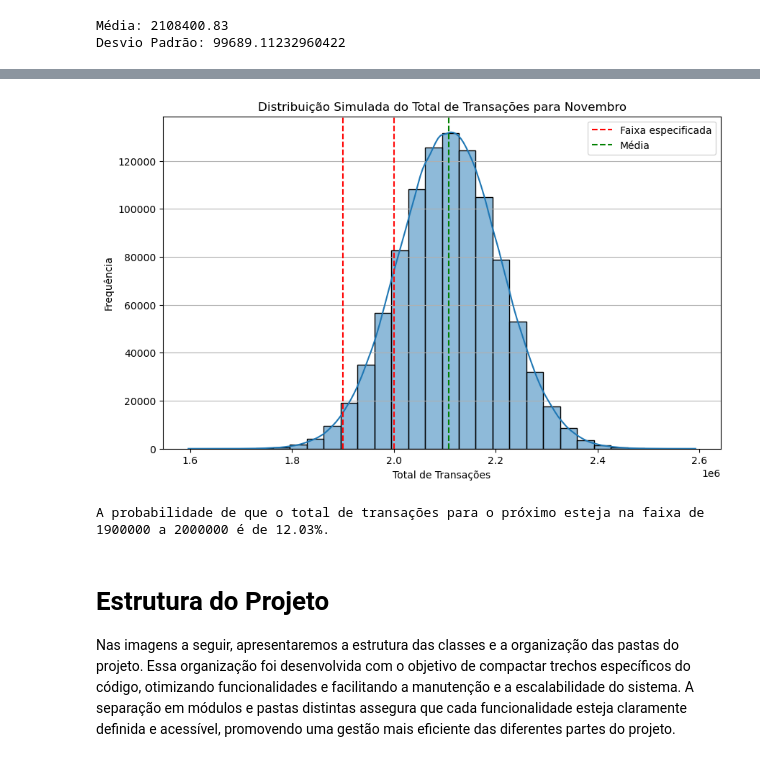
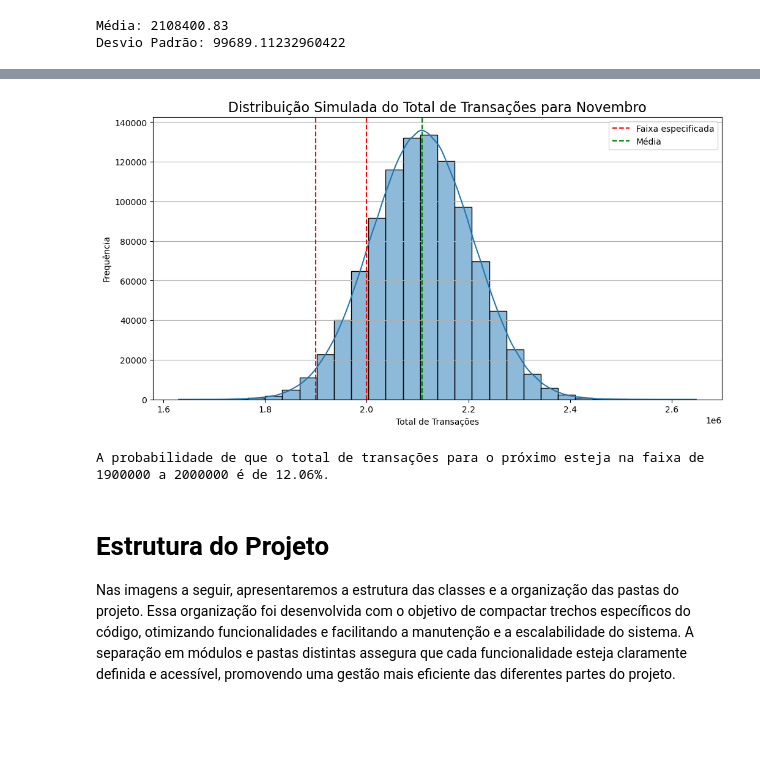
Before and after one commit to CesarMancioSilva/poo_monte_carlo, a Jupyter notebook: analysis_notebook.ipynb, the cells around one changed output, grey strips where cells are left out. Drawn from its saved outputs; the diff is of its cells as text; code cells hidden in the pictures; blank space fills up the shorter version.

```diff
--- a/analysis_notebook.ipynb
+++ b/analysis_notebook.ipynb
@@ -674,22 +662,22 @@ probabilidade_faixa
 # %%
 # Visualizar os resultados em um gráfico de histograma
-plt.figure(figsize=(10, 6))
+plt.figure(figsize=(12, 6))
 sns.histplot(somas_simuladas, bins=30, kde=True)
 plt.axvline(faixa_especifica[0], color='red', linestyle='--', label='Faixa especificada')
 plt.axvline(faixa_especifica[1], color='red', linestyle='--')
 plt.axvline(media_menses, color='green', linestyle='--', label='Média')
-plt.title('Distribuição Simulada do Total de Transações para Novembro')
+plt.title('Distribuição Simulada do Total de Transações para Novembro',fontsize=16)
 plt.xlabel('Total de Transações')
 plt.ylabel('Frequência')
 plt.legend()
 plt.grid(axis='y')
 plt.show()
 
 # Imprimir o resultado da probabilidade
 print(f"A probabilidade de que o total de transações para o próximo esteja na faixa de {faixa_especifica[0]} a {faixa_especifica[1]} é de {probabilidade_faixa:.2%}.")
 # %% [output]
-[figure, old version]
+[figure, new version]
-A probabilidade de que o total de transações para o próximo esteja na faixa de 1900000 a 2000000 é de 12.03%.
+A probabilidade de que o total de transações para o próximo esteja na faixa de 1900000 a 2000000 é de 12.06%.
 # %% [markdown]
 # Estrutura do Projeto
 
```
Also changed, not shown: parts of 19 cells of this notebook, 1 other file.
